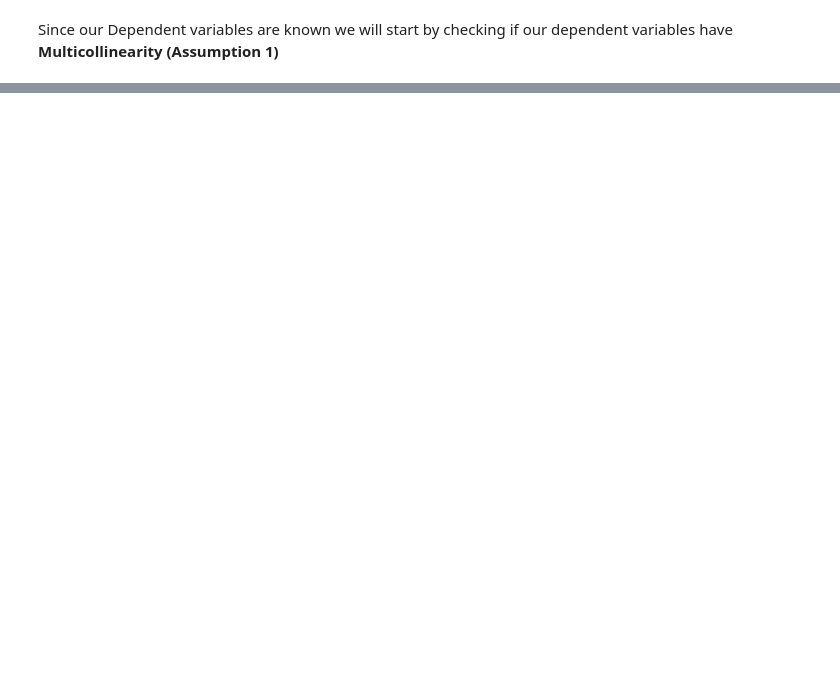
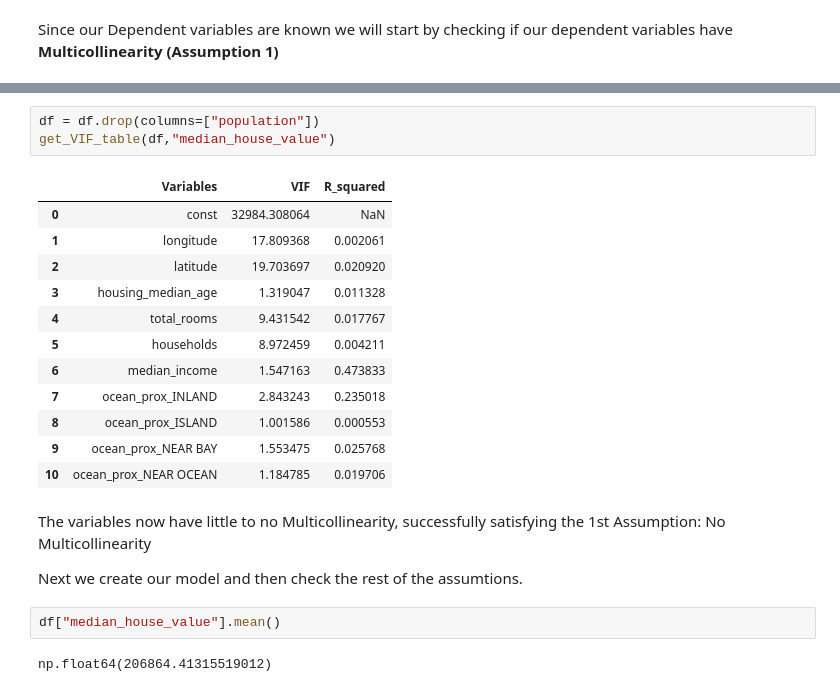
Before and after one commit to MiruSTAT/ML-HousePrices, a Jupyter notebook: Linear-Regression.ipynb, the cells around one changed output, grey strips where cells are left out. Saved outputs shown, nothing was run; the diff lists cells and outputs as text; blank space fills up the shorter version.

```diff
--- a/Linear-Regression.ipynb
+++ b/Linear-Regression.ipynb
@@ -198,0 +273,24 @@ plt.show()
+# %%
+df = df.drop(columns=["population"])
+get_VIF_table(df,"median_house_value")
+# %% [output]
+|  | Variables | VIF | R_squared |
+| 0 | const | 32984.308064 | NaN |
+| 1 | longitude | 17.809368 | 0.002061 |
+| 2 | latitude | 19.703697 | 0.020920 |
+| 3 | housing_median_age | 1.319047 | 0.011328 |
+| 4 | total_rooms | 9.431542 | 0.017767 |
+| 5 | households | 8.972459 | 0.004211 |
+| 6 | median_income | 1.547163 | 0.473833 |
+| 7 | ocean_prox_INLAND | 2.843243 | 0.235018 |
+| 8 | ocean_prox_ISLAND | 1.001586 | 0.000553 |
+| 9 | ocean_prox_NEAR BAY | 1.553475 | 0.025768 |
+| 10 | ocean_prox_NEAR OCEAN | 1.184785 | 0.019706 |
+# %% [markdown]
+The variables now have little to no Multicollinearity, successfully satisfying the 1st Assumption: No Multicollinearity
+
+Next we create our model and then check the rest of the assumtions.
+# %%
+df["median_house_value"].mean()
+# %% [output]
+np.float64(206864.41315519012)
```
Also changed, not shown: parts of 21 cells of this notebook.
